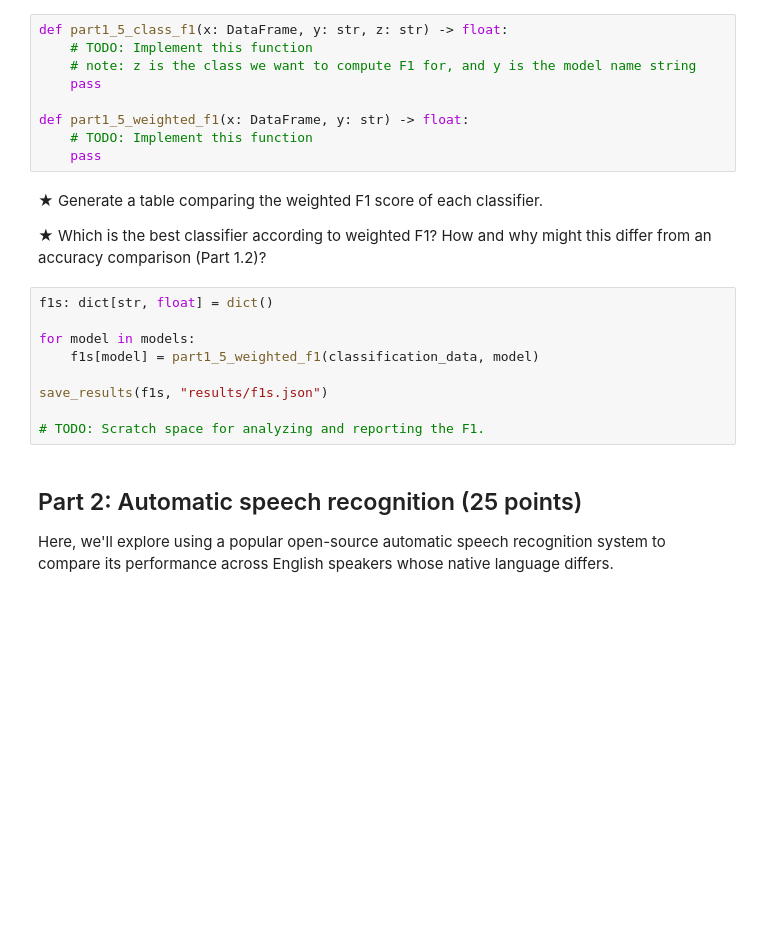
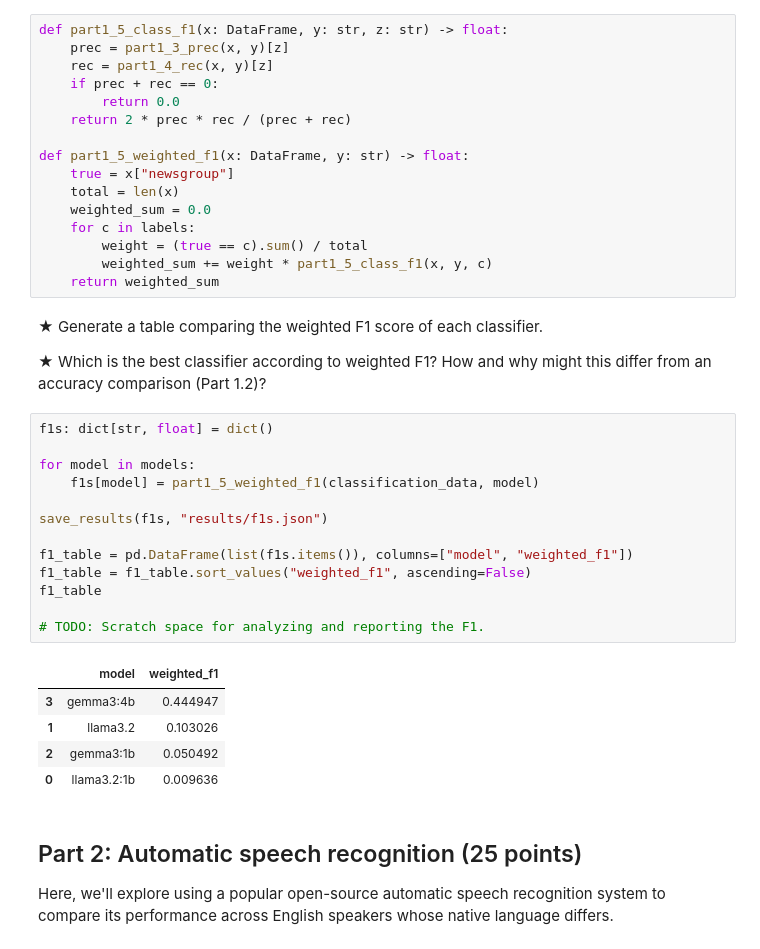
Before and after one commit to sgslay/sgslay, a Jupyter notebook: HW1.ipynb, the cells around one changed output. Drawn from its saved outputs; the diff is of its cells as text; blank space fills up the shorter version.

```diff
--- a/HW1.ipynb
+++ b/HW1.ipynb
@@ -406,13 +507,20 @@ Implement two functions below:
 * A function that uses the previous function to compute a weighted average F1 score
 # %%
 def part1_5_class_f1(x: DataFrame, y: str, z: str) -> float:
-    # TODO: Implement this function
-    # note: z is the class we want to compute F1 for, and y is the model name string
-    pass
+    prec = part1_3_prec(x, y)[z]
+    rec = part1_4_rec(x, y)[z]
+    if prec + rec == 0:
+        return 0.0
+    return 2 * prec * rec / (prec + rec)
 
 def part1_5_weighted_f1(x: DataFrame, y: str) -> float:
-    # TODO: Implement this function
-    pass
+    true = x["newsgroup"]
+    total = len(x)
+    weighted_sum = 0.0
+    for c in labels:
+        weight = (true == c).sum() / total
+        weighted_sum += weight * part1_5_class_f1(x, y, c)
+    return weighted_sum
 # %% [markdown]
 ★ Generate a table comparing the weighted F1 score of each classifier.
 
@@ -420,12 +528,22 @@ def part1_5_weighted_f1(x: DataFrame, y: str) -> float:
 # %%
 f1s: dict[str, float] = dict()
 
 for model in models:
     f1s[model] = part1_5_weighted_f1(classification_data, model)
 
 save_results(f1s, "results/f1s.json")
 
+f1_table = pd.DataFrame(list(f1s.items()), columns=["model", "weighted_f1"])
+f1_table = f1_table.sort_values("weighted_f1", ascending=False)
+f1_table
+
 # TODO: Scratch space for analyzing and reporting the F1.
+# %% [output]
+|  | model | weighted_f1 |
+| 3 | gemma3:4b | 0.444947 |
+| 1 | llama3.2 | 0.103026 |
+| 2 | gemma3:1b | 0.050492 |
+| 0 | llama3.2:1b | 0.009636 |
 # %% [markdown]
 ## Part 2: Automatic speech recognition (25 points)
 Here, we'll explore using a popular open-source automatic speech recognition system to compare its performance across English speakers whose native language differs.
```
Also changed, not shown: parts of 10 cells of this notebook.
